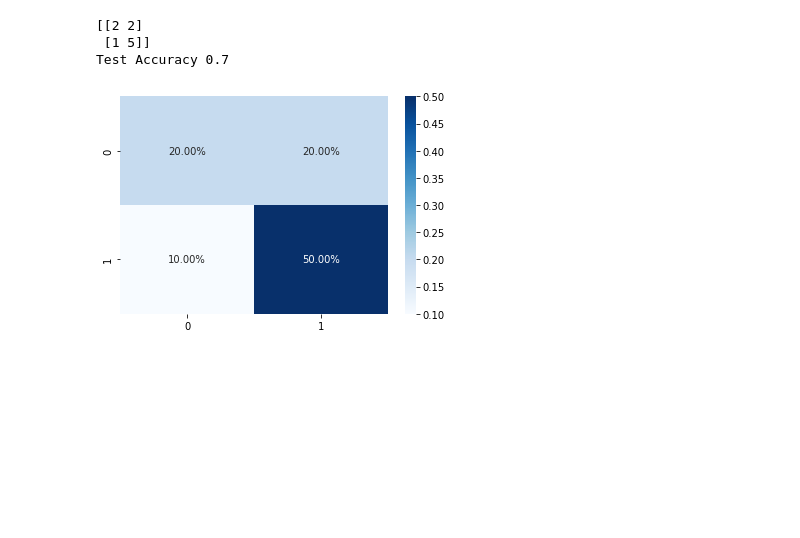
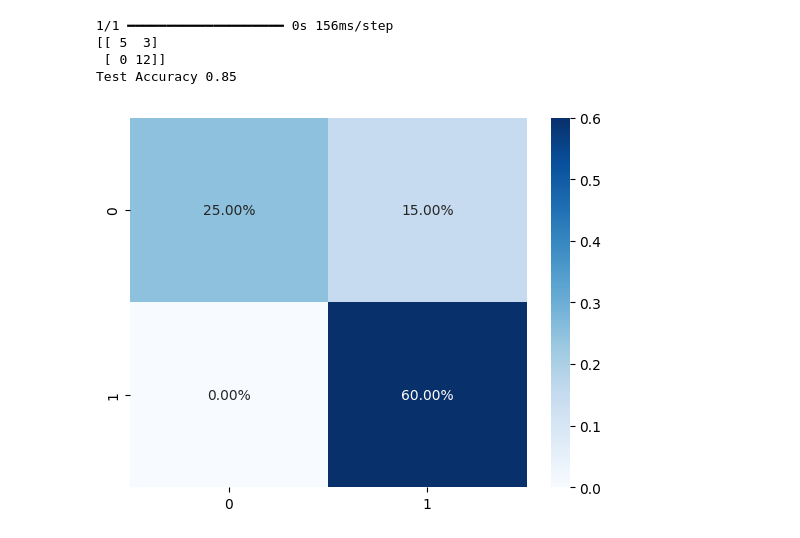
Before and after one commit to Bakaloudis/Image-Classification-on-Brain-MRI, a Jupyter notebook: image_classification.ipynb, the cells around one changed output. Cells and saved outputs as stored; diff of their text form; code cells hidden in the pictures; blank space fills up the shorter version.

```diff
--- a/image_classification.ipynb
+++ b/image_classification.ipynb
@@ -80,0 +39,11 @@ test data (10, 400, 400, 3)
+# %%
+# Convert images to numpy arrays and create labels
+np_yes_list = [np.array(image) for image in yes_list]
+np_no_list = [np.array(image) for image in no_list]
+
+# Combine data and labels
+data = np.array(np_no_list + np_yes_list)
+labels = np.array([0] * len(no_list) + [1] * len(yes_list))
+
+print("data shape:", data.shape)
+print("labels shape:", labels.shape)
@@ -98,10 +98,3 @@ model = tf.keras.models.Sequential([    tf.keras.layers.Conv2D(16,(3,3), activat
 model.compile(  loss = 'binary_crossentropy',
                 optimizer = tf.keras.optimizers.RMSprop(learning_rate=0.001),
                 metrics = ['accuracy'])
-# %%
-model_fit =  model.fit( X_train,
-                        y_train,
-                        batch_size = 32,
-                        epochs = 10,
-                        verbose = 1,
-                        validation_data=(X_val, y_val))
@@ -128,0 +101,20 @@ Epoch 10/10
+# %%
+from tensorflow.keras.callbacks import EarlyStopping
+
+# Define EarlyStopping
+early_stop = EarlyStopping(
+    monitor='val_loss',       # Metric to monitor (you can also use 'val_accuracy', etc.)
+    patience=10,               # Number of epochs to wait after last improvement
+    restore_best_weights=True # Restores the best weights after stopping
+)
+
+# Train the model with early stopping
+model_fit = model.fit(
+    X_train,
+    y_train,
+    batch_size=32,
+    epochs=25,
+    verbose=1,
+    validation_data=(X_val, y_val),
+    callbacks=[early_stop]
+)
@@ -145,23 +155,24 @@ ax2.legend()
 # %%
 from sklearn.metrics import confusion_matrix
 from sklearn.metrics import accuracy_score
 import seaborn as sns
 
-pred = (model.predict(X_real_train) > 0.5).astype("int32")
+pred = (model.predict(X_test) > 0.5).astype("int32")
 
-mat = confusion_matrix(y_real_train,pred)
+mat = confusion_matrix(y_test,pred)
 print(mat)
 
 sns.heatmap(mat/np.sum(mat), annot=True,
             fmt='.2%', cmap='Blues')
 
-acc = accuracy_score(y_real_train, pred)
+acc = accuracy_score(y_test, pred)
 print("Test Accuracy", acc)
 # %% [output]
-[[2 2]
- [1 5]]
-Test Accuracy 0.7
+1/1 ━━━━━━━━━━━━━━━━━━━━ 0s 156ms/step
+[[ 5  3]
+ [ 0 12]]
+Test Accuracy 0.85
-[figure, old version]
+[figure, new version]
 # %%
 fig = plt.figure(figsize=(25,15))
 fig.subplots_adjust(hspace=0.35, wspace=0.1)
```
Also changed, not shown: parts of 15 cells of this notebook, 4 other files.
